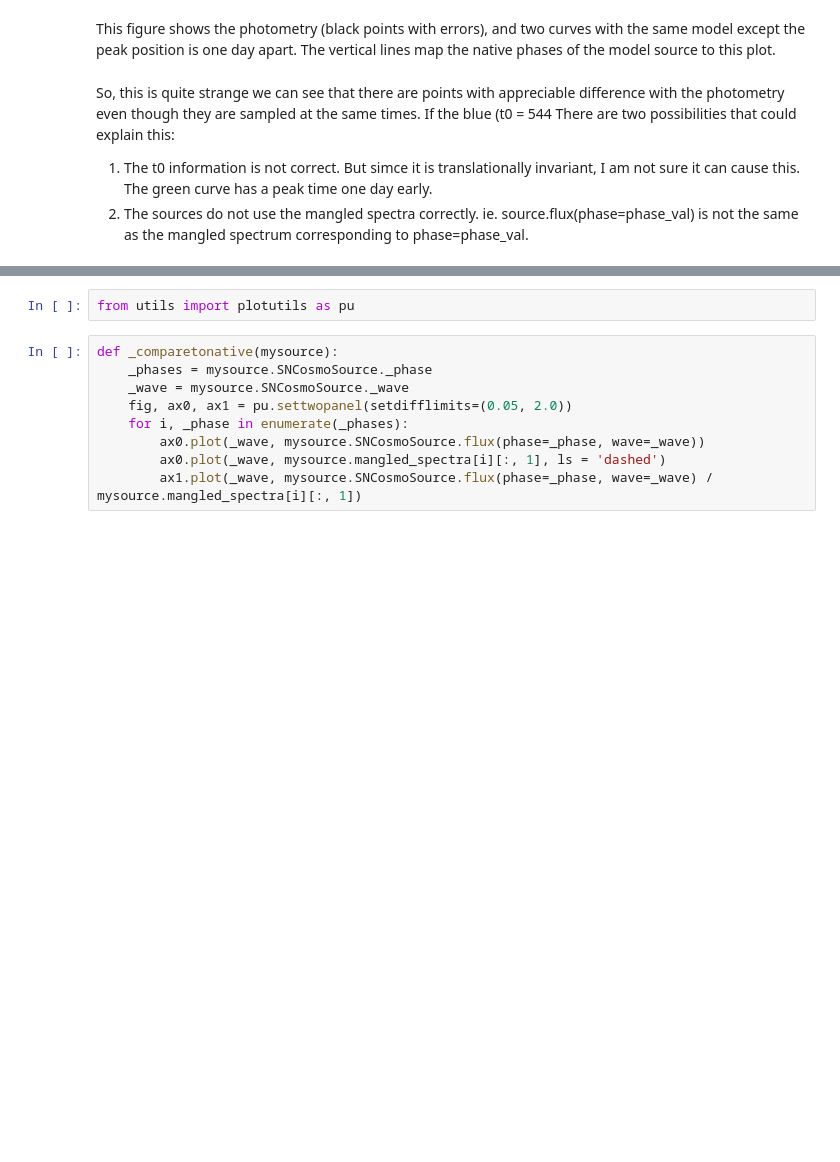
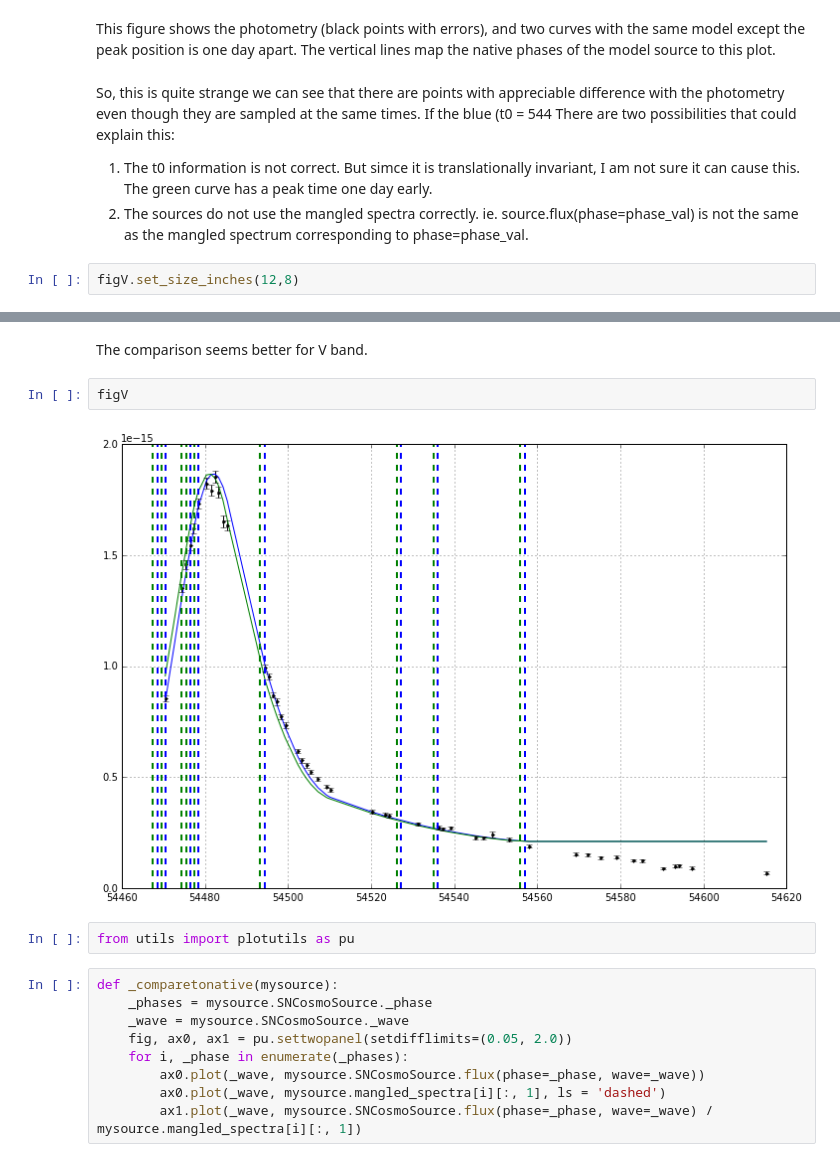
Before and after one commit to rbiswas4/calibrate_spectra, a Jupyter notebook: examples/ExampleObject.ipynb, the cells around one changed output, grey strips where cells are left out. Cells and saved outputs as stored; diff of their text form; blank space fills up the shorter version.

```diff
--- a/examples/ExampleObject.ipynb
+++ b/examples/ExampleObject.ipynb
@@ -312,3 +312,5 @@ sampled at the same times. If the blue (t0 = 544
 There are two possibilities that could explain this:
 1. The t0 information is not correct. But simce it is translationally invariant, I am not sure it can cause this. The green curve has a peak time one day early.
 2. The sources do not use the mangled spectra correctly. ie. source.flux(phase=phase_val) is not the same as the mangled spectrum corresponding to phase=phase_val.
+# %%
+figV.set_size_inches(12,8)
@@ -315,3 +331,9 @@ There are two possibilities that could explain this:
+# %% [markdown]
+The comparison seems better for V band.
+# %%
+figV
+# %% [output]
+[figure, added]
 # %%
 from utils import plotutils as pu
 # %%
```
Also changed, not shown: parts of 1 cell of this notebook.
